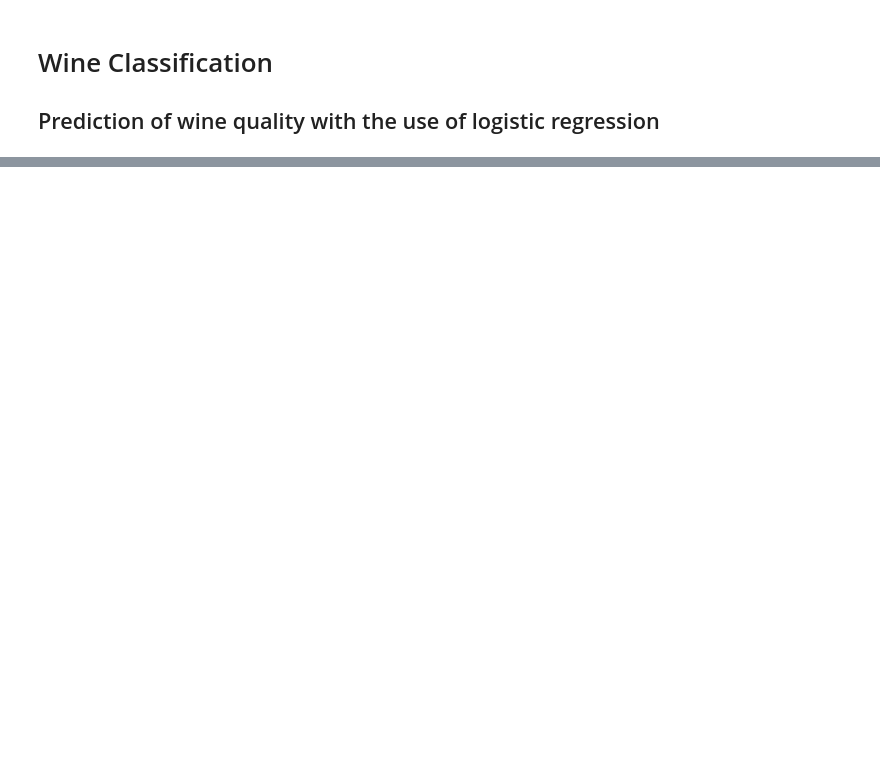
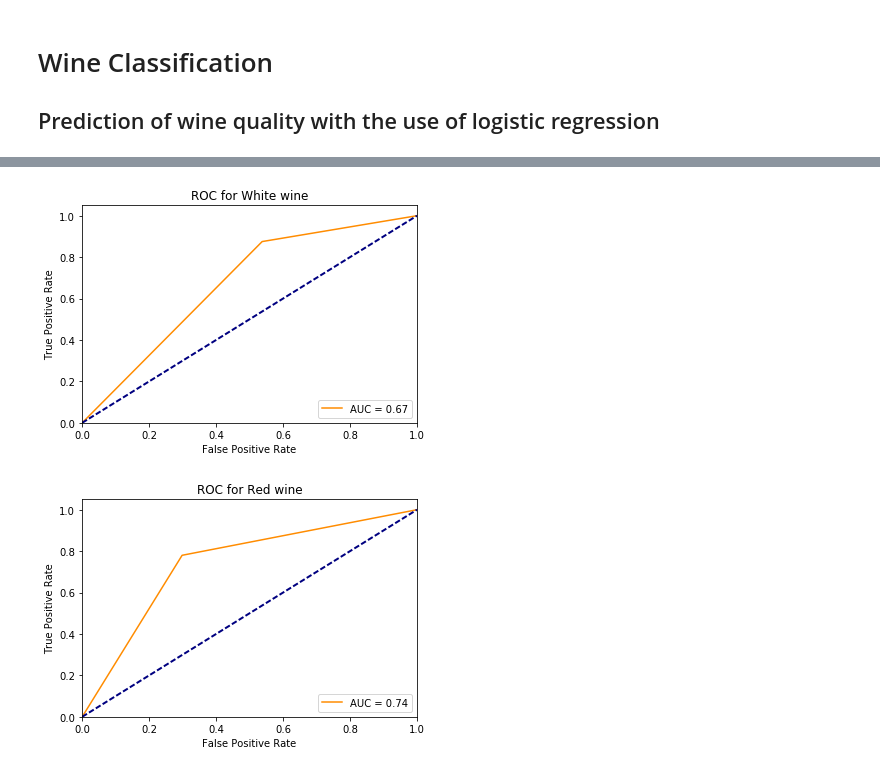
Before and after one commit to baohien97/wine-stuff, a Jupyter notebook: Project/Wine_Logistic_regression.ipynb, the cells around one changed output, grey strips where cells are left out. Drawn from its saved outputs; the diff is of its cells as text; code cells hidden in the pictures; blank space fills up the shorter version.

```diff
--- a/Project/Wine_Logistic_regression.ipynb
+++ b/Project/Wine_Logistic_regression.ipynb
@@ -96,0 +135,9 @@ print("Logistic Regression: \n",lr_cm)
+# %%
+display(HTML('<h3>For White Wine: </h3>'))
+accuracy_white_2, y_test_white_2, y_score_white_2 = produce_report('LR for white wine (2 classes)',
+                                       LogisticRegression(C = par_w2['C'], solver = par_w2['solver']),
+               white_instances, white_two_classes)
+accuracy_white_3, y_test_white_3, y_score_white_3 = produce_report('LR for white wine (3 classes)', LogisticRegression(C = par_w3['C'], solver = par_w3['solver']),
+               white_instances, white_three_classes)
+accuracy_white_4, y_test_white_4, y_score_white_4 = produce_report('LR for white wine (4 classes)', LogisticRegression(C = par_w4['C'], solver = par_w4['solver']),
+               white_instances, white_four_classes)
@@ -96,0 +182,11 @@ print("Logistic Regression: \n",lr_cm)
+# %%
+display(HTML('<h3>For Red Wine: </h3>'))
+accuracy_red_2, y_test_red_2, y_score_red_2 = produce_report('LR for red wine (2 classes)',
+                                        LogisticRegression(C = par_r2['C'], solver = par_r2['solver']),
+                                                             red_instances, red_two_classes)
+accuracy_red_3, y_test_red_3, y_score_red_3 = produce_report('LR for red wine (3 classes)',
+                                        LogisticRegression(C = par_r3['C'], solver = par_r3['solver']),
+                                                             red_instances, red_three_classes)
+accuracy_red_4, y_test_red_4, y_score_red_4 = produce_report('LR for red wine (4 classes)',
+                                        LogisticRegression(C = par_r4['C'], solver = par_r4['solver']),
+                                                             red_instances, red_four_classes)
@@ -96,0 +261,22 @@ print("Logistic Regression: \n",lr_cm)
+# %%
+# Compute ROC curve and ROC area for each class
+def draw_curve(title, y_test, y_preds):
+    fpr, tpr, thresholds = roc_curve(y_test, y_preds)
+    roc_auc = auc(fpr, tpr)
+    plt.figure()
+    plt.plot(fpr, tpr, color='darkorange',
+             label='AUC = %0.2f' % roc_auc)
+    plt.plot([0, 1], [0, 1], color='navy', lw=2, linestyle='--')
+    plt.xlim([0.0, 1.0])
+    plt.ylim([0.0, 1.05])
+    plt.xlabel('False Positive Rate')
+    plt.ylabel('True Positive Rate')
+    plt.title(title)
+    plt.legend(loc="lower right")
+    plt.show()
+
+draw_curve('ROC for White wine', y_test_white_2, y_score_white_2)
+draw_curve('ROC for Red wine', y_test_red_2, y_score_red_2)
+# %% [output]
+[figure, added]
+[figure, added]
```
Also changed, not shown: parts of 15 cells of this notebook.
